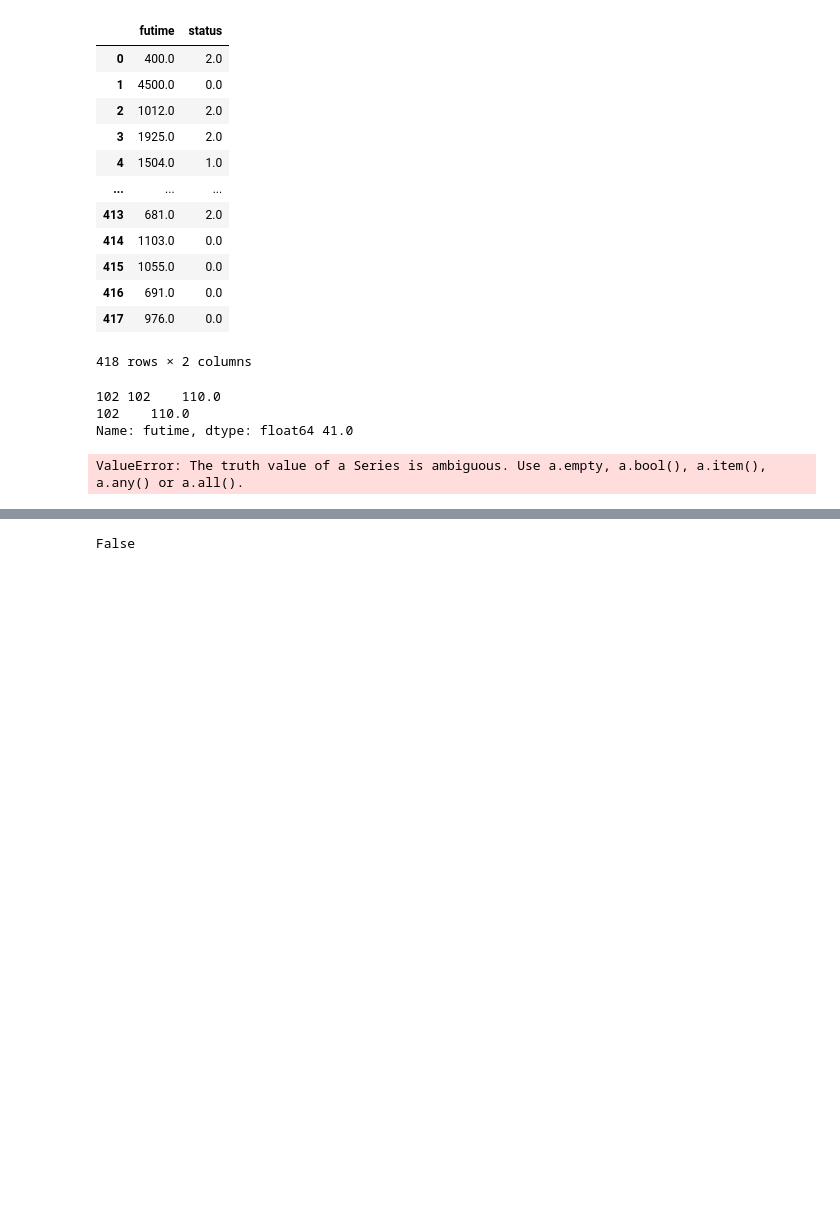
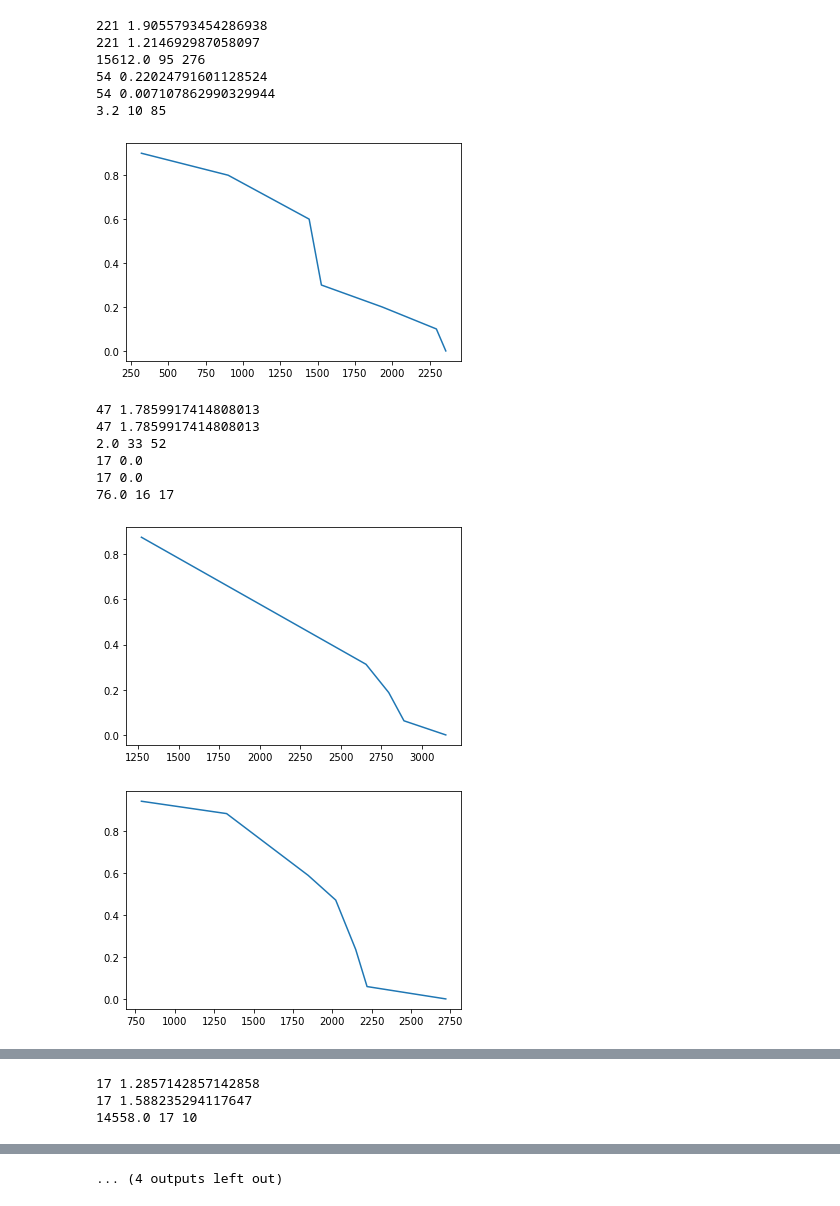
Before and after one commit to shreyjani/MA691-COBRA-11, a Jupyter notebook: CompetingRisksForests.ipynb, the cells around one changed output, grey strips where cells are left out. Cells and saved outputs as stored; diff of their text form; code cells hidden in the pictures; blank space fills up the shorter version.

```diff
--- a/CompetingRisksForests.ipynb
+++ b/CompetingRisksForests.ipynb
@@ -8,7 +9,10 @@ class TreeEnsemble():
         np.random.seed(42)
         self.j, self.w, self.J, self.M, self.C = j, w, J, M, C
         self.x,self.y,self.sample_sz,self.min_leaf = x,y,sample_sz,min_leaf
-        self.trees = [self.create_tree() for i in range(n_trees)]
+        self.trees = []
+        for i in range(n_trees):
+            self.trees.append(self.create_tree())
+            print(i)
 
     def create_tree(self):
         idxs = np.random.choice(self.x.index,len(self.x))
@@ -176,23 +197,32 @@ X,y = X.interpolate(),y.interpolate()
-# %%
-y
-# %% [output]
-|  | futime | status |
-| 0 | 400.0 | 2.0 |
-| 1 | 4500.0 | 0.0 |
-| 2 | 1012.0 | 2.0 |
-| 3 | 1925.0 | 2.0 |
-| 4 | 1504.0 | 1.0 |
-| ... | ... | ... |
-| 413 | 681.0 | 2.0 |
-| 414 | 1103.0 | 0.0 |
-| 415 | 1055.0 | 0.0 |
-| 416 | 691.0 | 0.0 |
-| 417 | 976.0 | 0.0 |
-418 rows × 2 columns
+# %%
+u,c = np.unique(df['futime'].values,return_counts = True)
+freq = {t:f for t,f in zip(u,c)}
+# %%
+df2 = df.copy()
+# %%
+for k in list(freq.keys())[::-1]:
+    if freq[k] > 1:
+        break
+    df2 = df2.drop(df2[df2['futime']==k].index)
+df2 = df2.reset_index().drop(columns=['index'])
+
+X,y = df2.drop(columns=['id','futime','status']),df2[['futime','status']]
+X,y = X.interpolate(),y.interpolate()
 # %%
-forest = TreeEnsemble(x=X, y=y, n_trees=1000, j=1, w={1:1,2:0}, J=2, sample_sz=len(X), min_leaf=5, M=8, C=5)
+forest = TreeEnsemble(x=X, y=y, n_trees=10, j=1, w={1:1,2:0}, J=2, sample_sz=len(X), min_leaf=15, M=1, C=2)
 # %% [output]
-102 102    110.0
-102    110.0
-Name: futime, dtype: float64 41.0
+221 1.9055793454286938
+221 1.214692987058097
+15612.0 95 276
+54 0.22024791601128524
+54 0.007107862990329944
+3.2 10 85
+[figure, added]
-ValueError: The truth value of a Series is ambiguous. Use a.empty, a.bool(), a.item(), a.any() or a.all().
+47 1.7859917414808013
+47 1.7859917414808013
+2.0 33 52
+17 0.0
+17 0.0
+76.0 16 17
+[figure, added]
+[figure, added]
@@ -198,0 +242,3 @@ ValueError: The truth value of a Series is ambiguous. Use a.empty, a.bool(), a.i
+17 1.2857142857142858
+17 1.588235294117647
+14558.0 17 10
@@ -199,4 +249 @@ ValueError: The truth value of a Series is ambiguous. Use a.empty, a.bool(), a.i
+... (4 outputs left out)
-# %%
-np.nan > 2
-# %% [output]
-False
```
Also changed, not shown: parts of 5 cells of this notebook.
